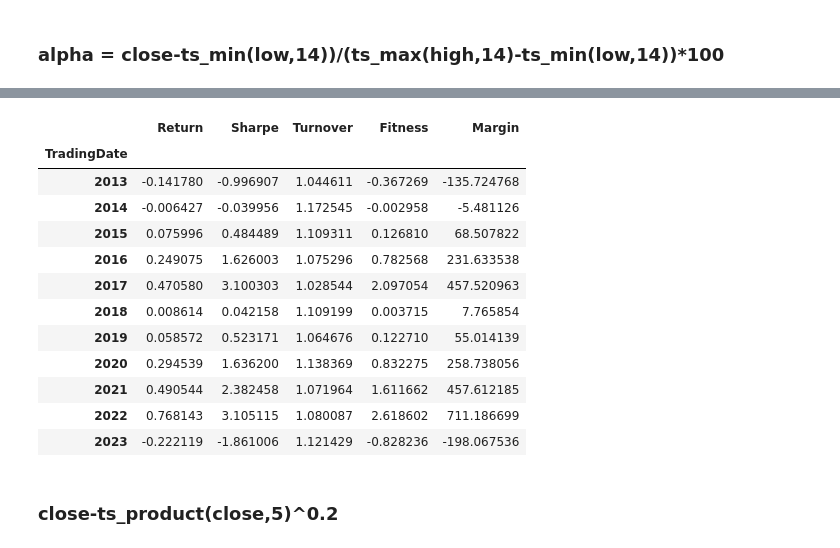
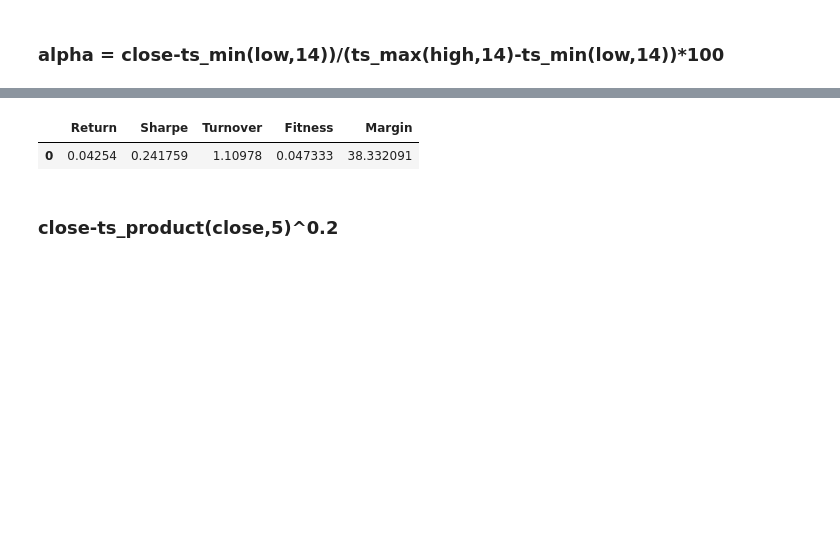
Before and after one commit to khanhtrinh2003/VN30-Strategy, a Jupyter notebook: main.ipynb, the cells around one changed output, grey strips where cells are left out. Cells and saved outputs as stored; diff of their text form; code cells hidden in the pictures; blank space fills up the shorter version.

```diff
--- a/main.ipynb
+++ b/main.ipynb
@@ -263,19 +244,8 @@ a.get_summary()
 # %%
-b.get_summary()
+b.get_overall()
 # %% [output]
 |  | Return | Sharpe | Turnover | Fitness | Margin |
-| TradingDate |  |  |  |  |  |
-| 2013 | -0.141780 | -0.996907 | 1.044611 | -0.367269 | -135.724768 |
-| 2014 | -0.006427 | -0.039956 | 1.172545 | -0.002958 | -5.481126 |
-| 2015 | 0.075996 | 0.484489 | 1.109311 | 0.126810 | 68.507822 |
-| 2016 | 0.249075 | 1.626003 | 1.075296 | 0.782568 | 231.633538 |
-| 2017 | 0.470580 | 3.100303 | 1.028544 | 2.097054 | 457.520963 |
-| 2018 | 0.008614 | 0.042158 | 1.109199 | 0.003715 | 7.765854 |
-| 2019 | 0.058572 | 0.523171 | 1.064676 | 0.122710 | 55.014139 |
-| 2020 | 0.294539 | 1.636200 | 1.138369 | 0.832275 | 258.738056 |
-| 2021 | 0.490544 | 2.382458 | 1.071964 | 1.611662 | 457.612185 |
-| 2022 | 0.768143 | 3.105115 | 1.080087 | 2.618602 | 711.186699 |
-| 2023 | -0.222119 | -1.861006 | 1.121429 | -0.828236 | -198.067536 |
+| 0 | 0.04254 | 0.241759 | 1.10978 | 0.047333 | 38.332091 |
 # %% [markdown]
 ### close-ts_product(close,5)^0.2
 # %%
```
Also changed, not shown: parts of 20 cells of this notebook, 1 other file.
